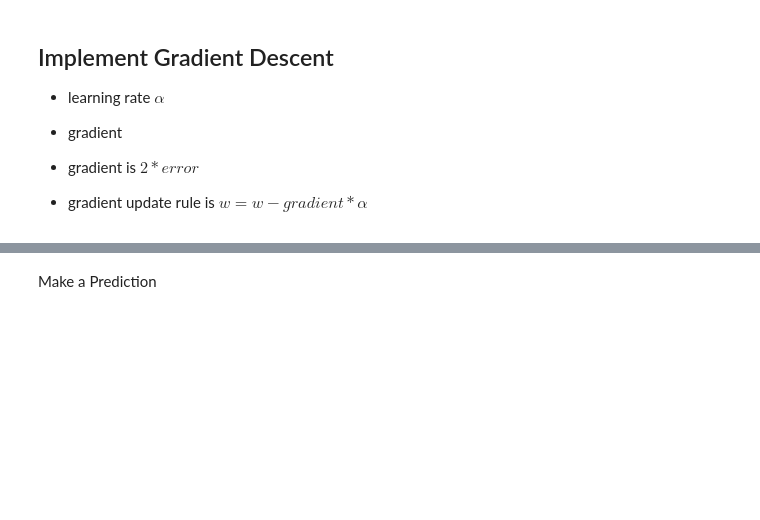
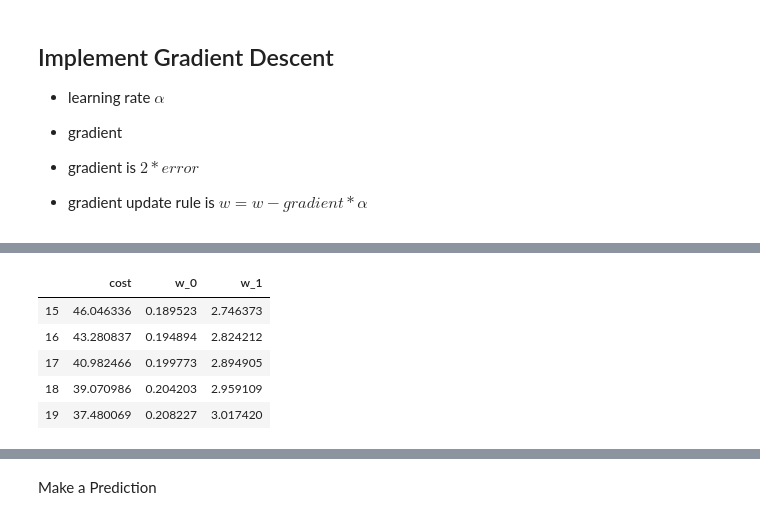
Before and after one commit to securetorobert/MEST, a Jupyter notebook: MEST_DAY_1.ipynb, the cells around one changed output, grey strips where cells are left out. Cells and saved outputs as stored; diff of their text form; code cells hidden in the pictures; blank space fills up the shorter version.

```diff
--- a/MEST_DAY_1.ipynb
+++ b/MEST_DAY_1.ipynb
@@ -143,2 +248,11 @@ print(cost_df)
+# %%
+cost_df.tail()
+# %% [output]
+|  | cost | w_0 | w_1 |
+| 15 | 46.046336 | 0.189523 | 2.746373 |
+| 16 | 43.280837 | 0.194894 | 2.824212 |
+| 17 | 40.982466 | 0.199773 | 2.894905 |
+| 18 | 39.070986 | 0.204203 | 2.959109 |
+| 19 | 37.480069 | 0.208227 | 3.017420 |
 # %%
 print(w_0, w_1)
```
Also changed, not shown: parts of 57 cells of this notebook, 1 other file.
